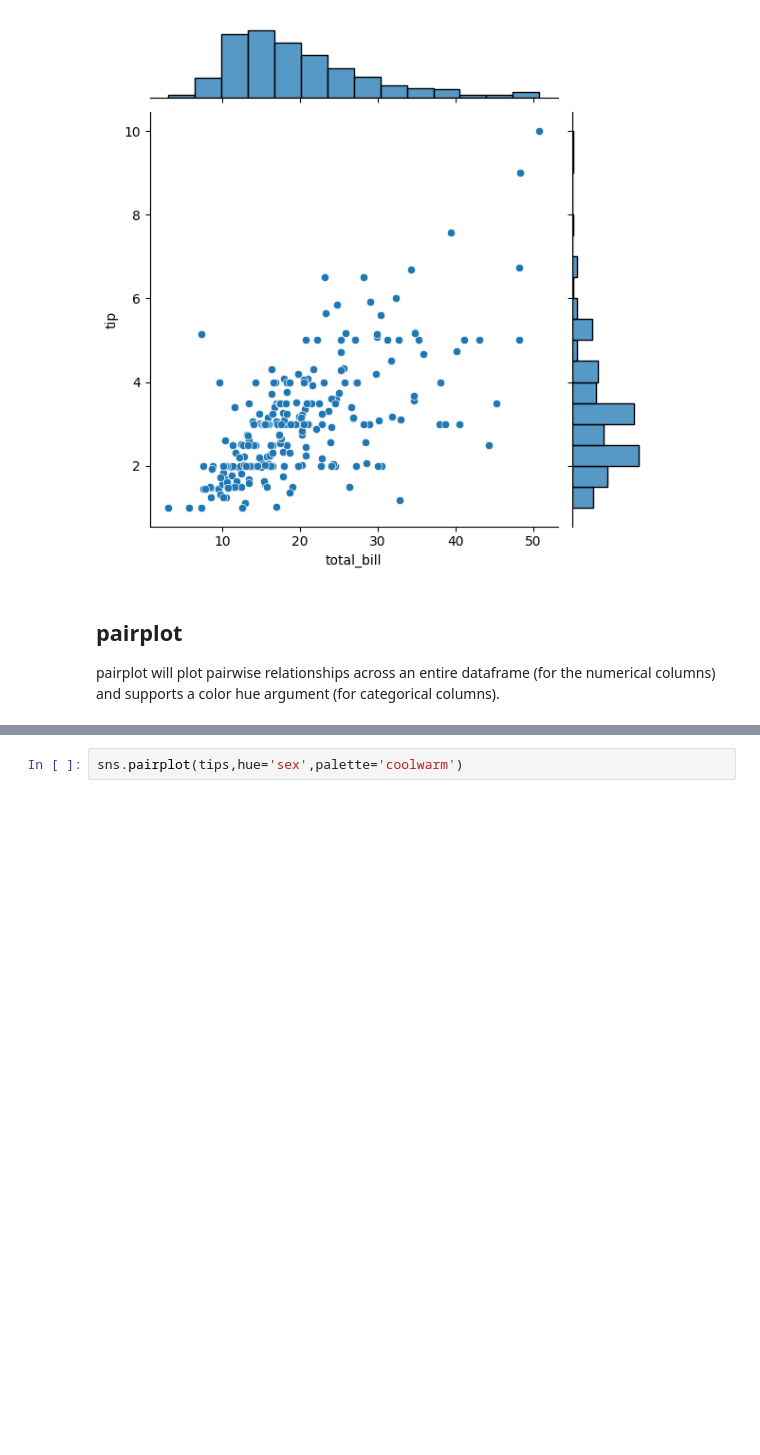
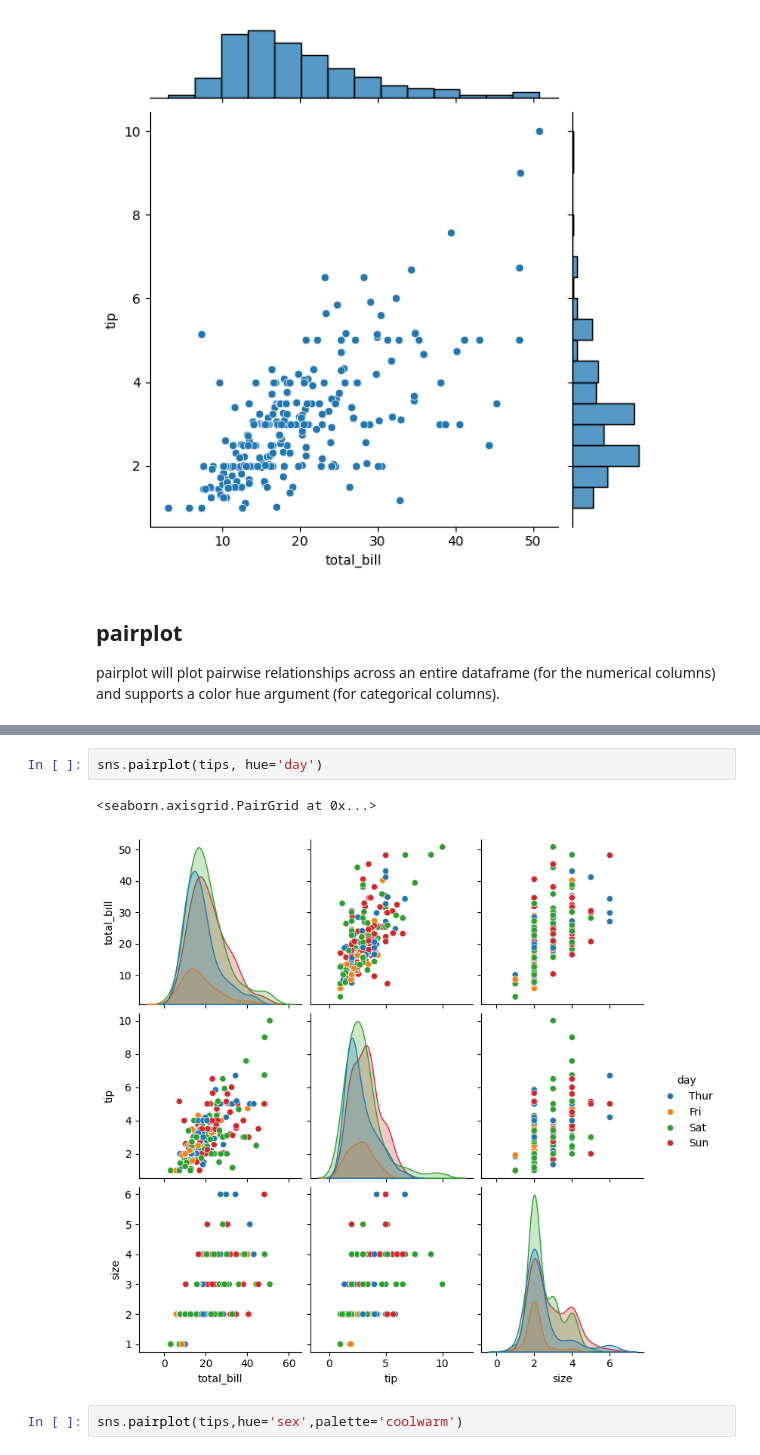
Before and after one commit to Danielcoffee/data_scientist_bootcamp, a Jupyter notebook: 06-Data-Visualization-with-Seaborn/01-Distribution Plots.ipynb, the cells around one changed output, grey strips where cells are left out. Drawn from its saved outputs; the diff is of its cells as text; blank space fills up the shorter version.

```diff
--- a/06-Data-Visualization-with-Seaborn/01-Distribution Plots.ipynb
+++ b/06-Data-Visualization-with-Seaborn/01-Distribution Plots.ipynb
@@ -116,3 +135,8 @@ sns.pairplot(tips)
+# %%
+sns.pairplot(tips, hue='day')
+# %% [output]
+<seaborn.axisgrid.PairGrid at 0x...>
+[figure, added]
 # %%
 sns.pairplot(tips,hue='sex',palette='coolwarm')
 # %% [markdown]
```
Also changed, not shown: parts of 2 cells of this notebook.
